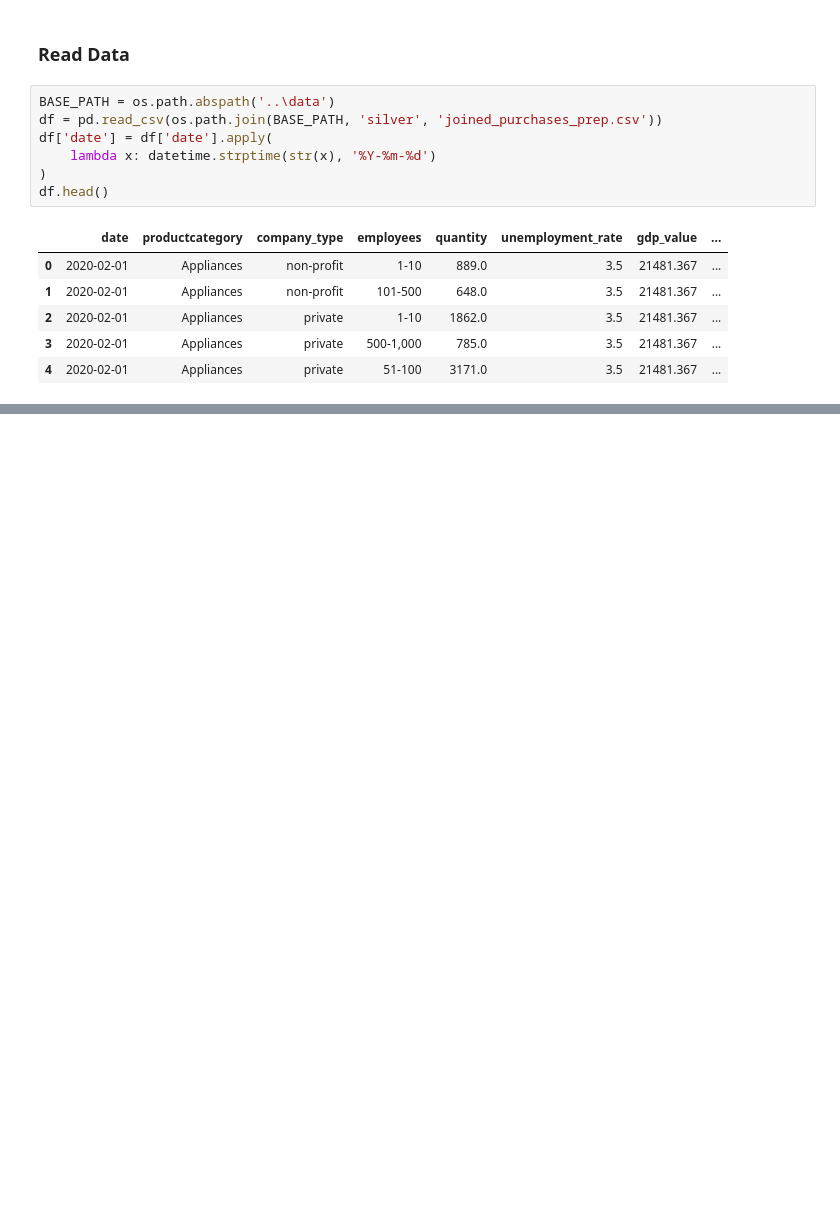
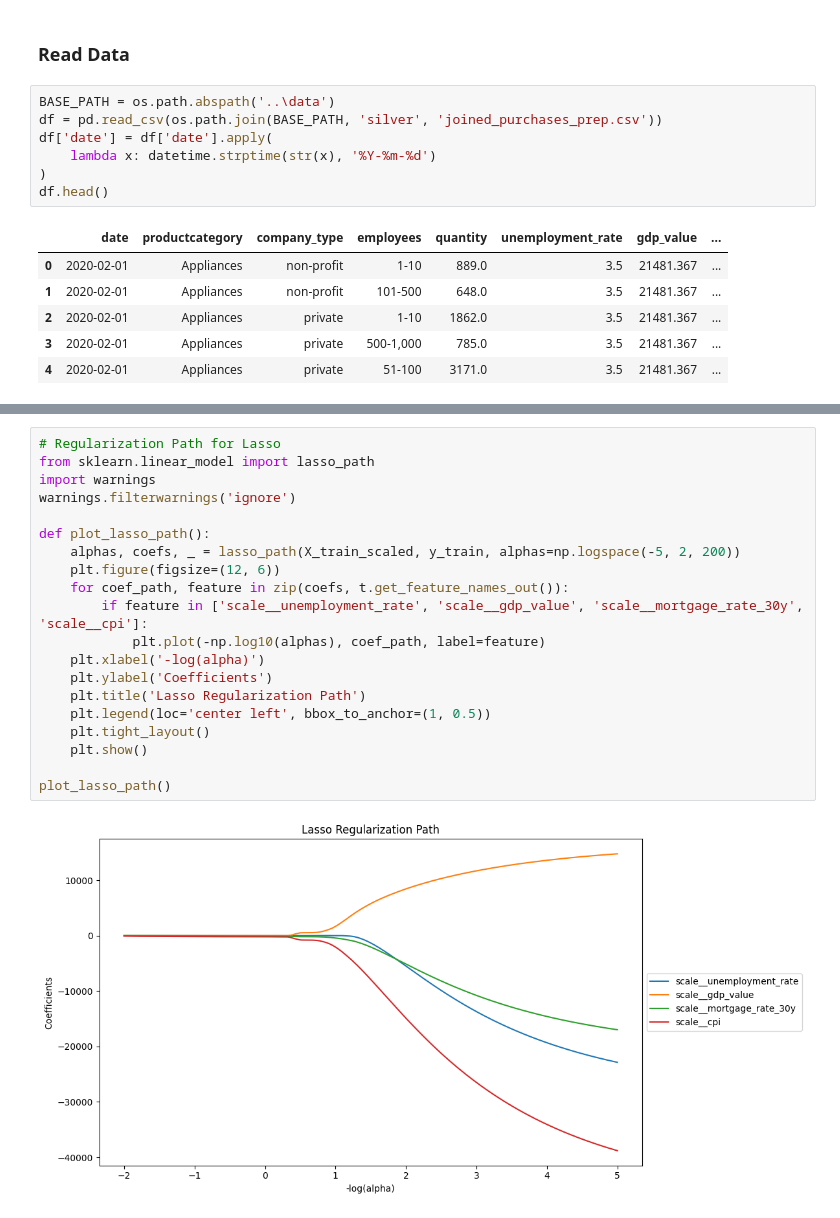
Before and after one commit to RAFAELLOPE/data_mining_project, a Jupyter notebook: analysis/EDA2.ipynb, the cells around one changed output, grey strips where cells are left out. Drawn from its saved outputs; the diff is of its cells as text; blank space fills up the shorter version.

```diff
--- a/analysis/EDA2.ipynb
+++ b/analysis/EDA2.ipynb
@@ -97,0 +170,22 @@ encoded_df.head()
+# %%
+# Regularization Path for Lasso
+from sklearn.linear_model import lasso_path
+import warnings
+warnings.filterwarnings('ignore')
+
+def plot_lasso_path():
+    alphas, coefs, _ = lasso_path(X_train_scaled, y_train, alphas=np.logspace(-5, 2, 200))
+    plt.figure(figsize=(12, 6))
+    for coef_path, feature in zip(coefs, t.get_feature_names_out()):
+        if feature in ['scale__unemployment_rate', 'scale__gdp_value', 'scale__mortgage_rate_30y', 'scale__cpi']:
+            plt.plot(-np.log10(alphas), coef_path, label=feature)
+    plt.xlabel('-log(alpha)')
+    plt.ylabel('Coefficients')
+    plt.title('Lasso Regularization Path')
+    plt.legend(loc='center left', bbox_to_anchor=(1, 0.5))
+    plt.tight_layout()
+    plt.show()
+
+plot_lasso_path()
+# %% [output]
+[figure, added]
```
Also changed, not shown: parts of 14 cells of this notebook, 1 other file.
